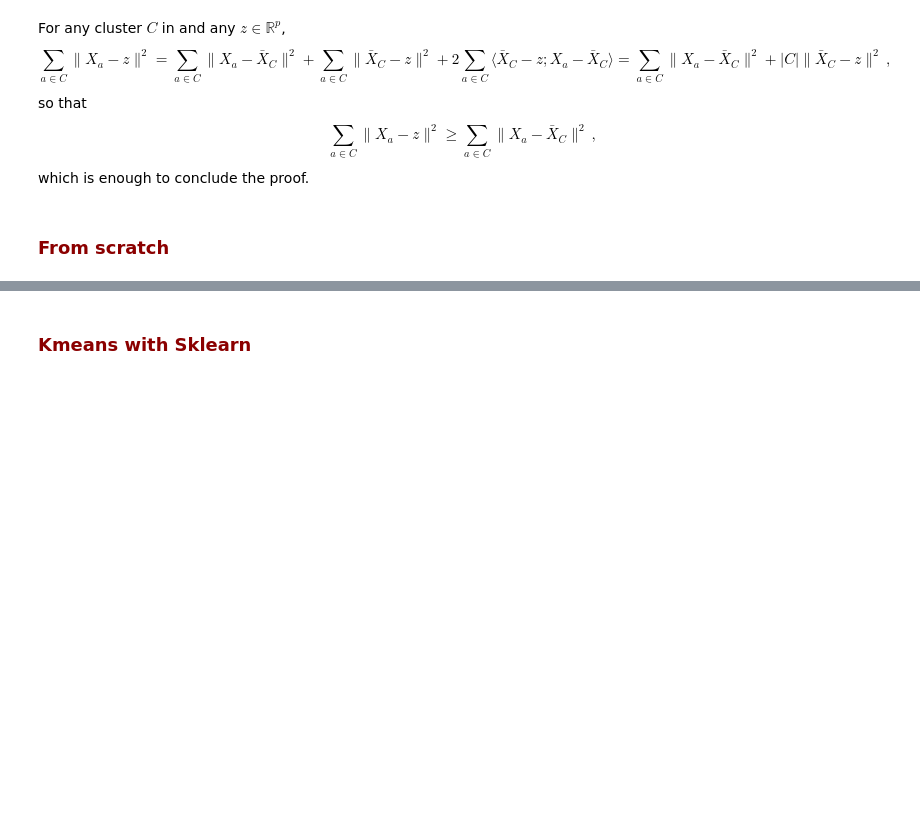
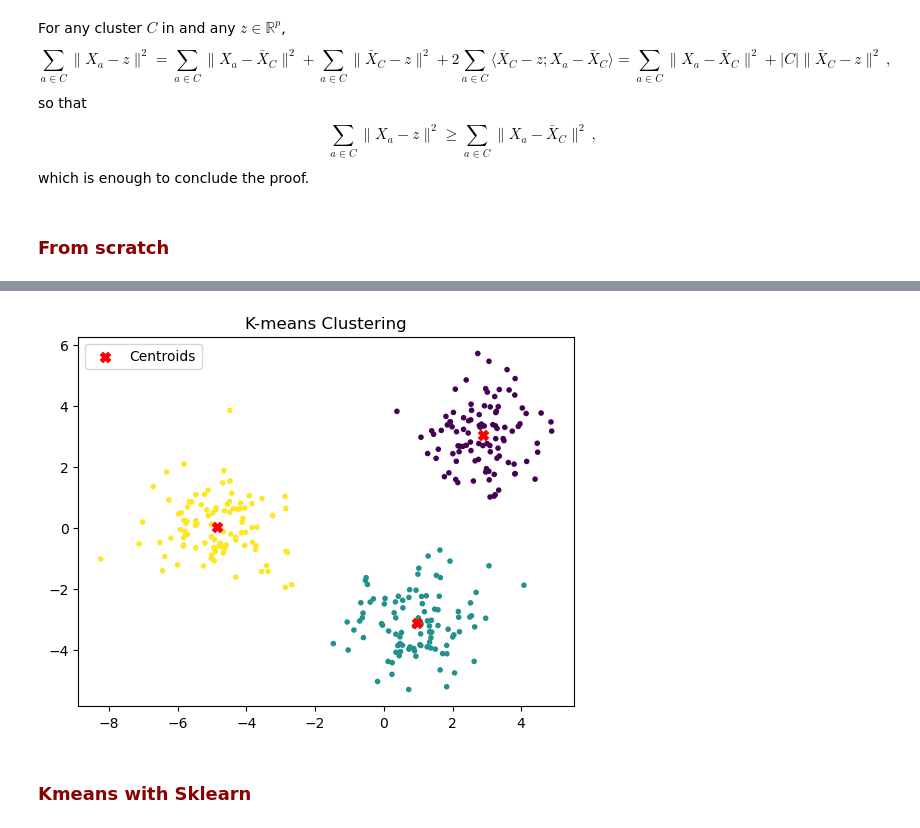
Before and after one commit to sylvainlc/22-ISDS-StatisticalLearning, a Jupyter notebook: Labs/06-kmeans/06-kmeans.ipynb, the cells around one changed output, grey strips where cells are left out. Drawn from its saved outputs; the diff is of its cells as text; code cells hidden in the pictures; blank space fills up the shorter version.

```diff
--- a/Labs/06-kmeans/06-kmeans.ipynb
+++ b/Labs/06-kmeans/06-kmeans.ipynb
@@ -105,0 +122,33 @@ which is enough to conclude the proof.
+# %%
+def kmeans(X, k, max_iter=1000, tol=1e-5):
+
+    n, d = X.shape
+
+    # Initialize centers randomly
+    centroids = X[np.random.choice(n, k, replace=False)]
+
+    for iter in range(max_iter):
+        # Compute the distance between the centers and data points and assignment of labels
+
+        # Version 1
+        distances = np.zeros((n, k))
+        for j in range(k):
+            distances[:, j] = np.linalg.norm(X - centroids[j], axis=1)
+        # Version 2
+        #distances = np.linalg.norm(X[:, np.newaxis, :] - centroids, axis=2)
+
+        labels = np.argmin(distances, axis=1)
+
+        # Update centroids
+        new_centroids = np.array([X[labels == j].mean(axis=0) for j in range(k)])
+
+        # Check for convergence
+        if np.linalg.norm(new_centroids - centroids) < tol:
+            break
+
+        centroids = new_centroids
+
+    return labels, centroids
+# %%
+labels, centroids = kmeans(data, k=3)
+labels
@@ -106,3 +170,11 @@ which is enough to conclude the proof.
+# %%
+plt.scatter(data[:, 0], data[:, 1], c=labels, marker='.')
+plt.scatter(centroids[:, 0], centroids[:, 1], c='red', marker='X', s=50, label='Centroids')
+plt.title('K-means Clustering')
+plt.legend()
+plt.show()
+# %% [output]
+[figure, added]
 # %% [markdown]
 ### <font color=darkred>  Kmeans with Sklearn </font>
 # %% [markdown]
```
Also changed, not shown: parts of 9 cells of this notebook.
